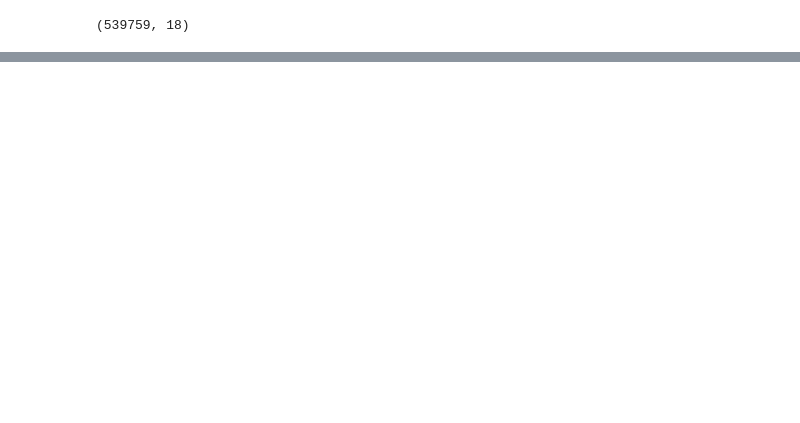
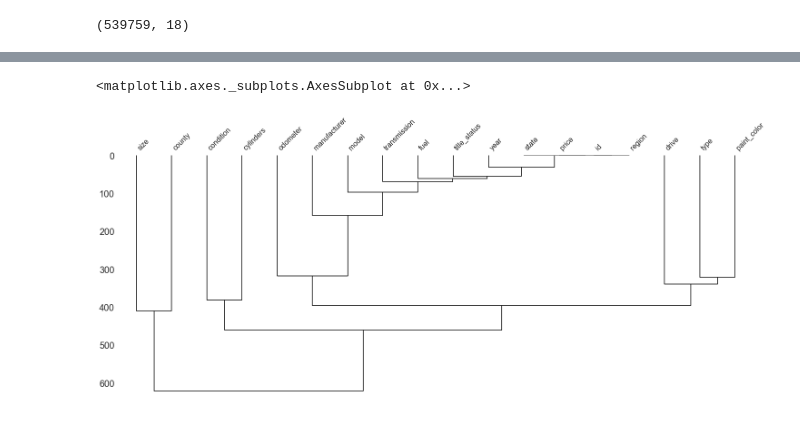
Before and after one commit to TG7789RR/pythonlearningx64, a Jupyter notebook: kmeans_vehicle_v1_cleanfile.ipynb, the cells around one changed output, grey strips where cells are left out. Cells and saved outputs as stored; diff of their text form; code cells hidden in the pictures; blank space fills up the shorter version.

```diff
--- a/kmeans_vehicle_v1_cleanfile.ipynb
+++ b/kmeans_vehicle_v1_cleanfile.ipynb
@@ -99,2 +115,7 @@ df.shape
+# %%
+>>> msno.dendrogram(df)
+# %% [output]
+<matplotlib.axes._subplots.AxesSubplot at 0x...>
+[figure, added]
 # %%
 df.to_csv('vehicle_reduced.csv')
```
Also changed, not shown: parts of 4 cells of this notebook.
